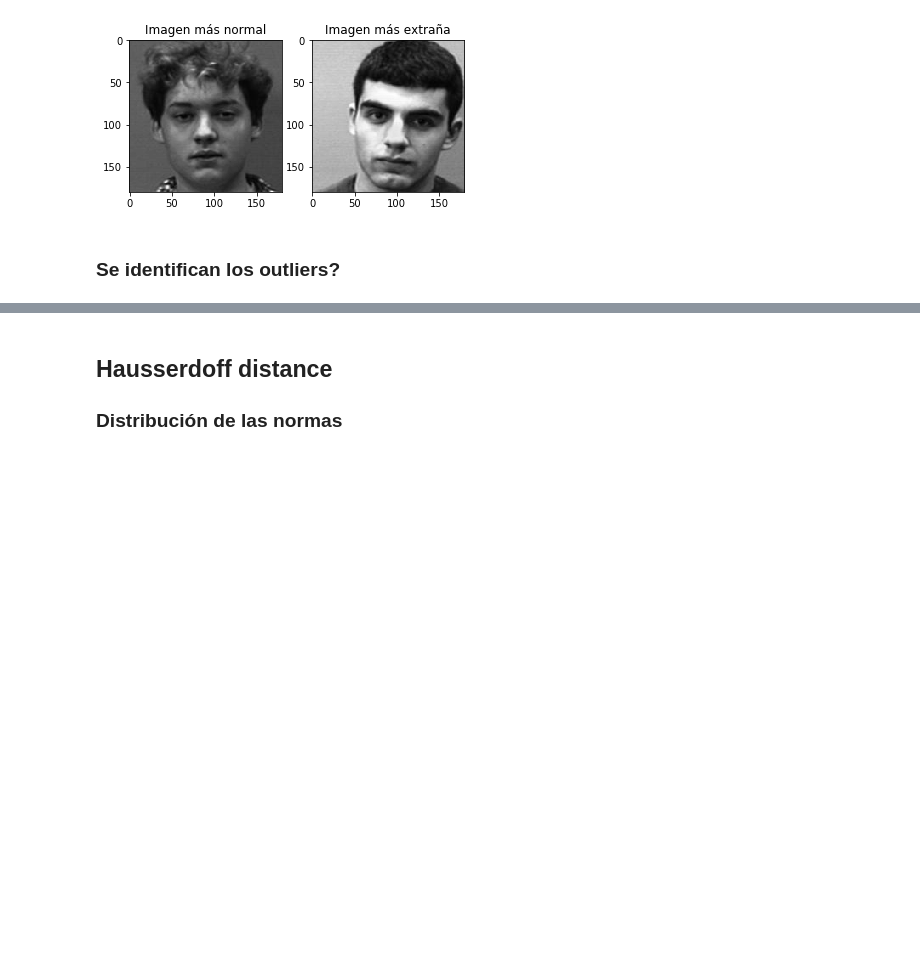
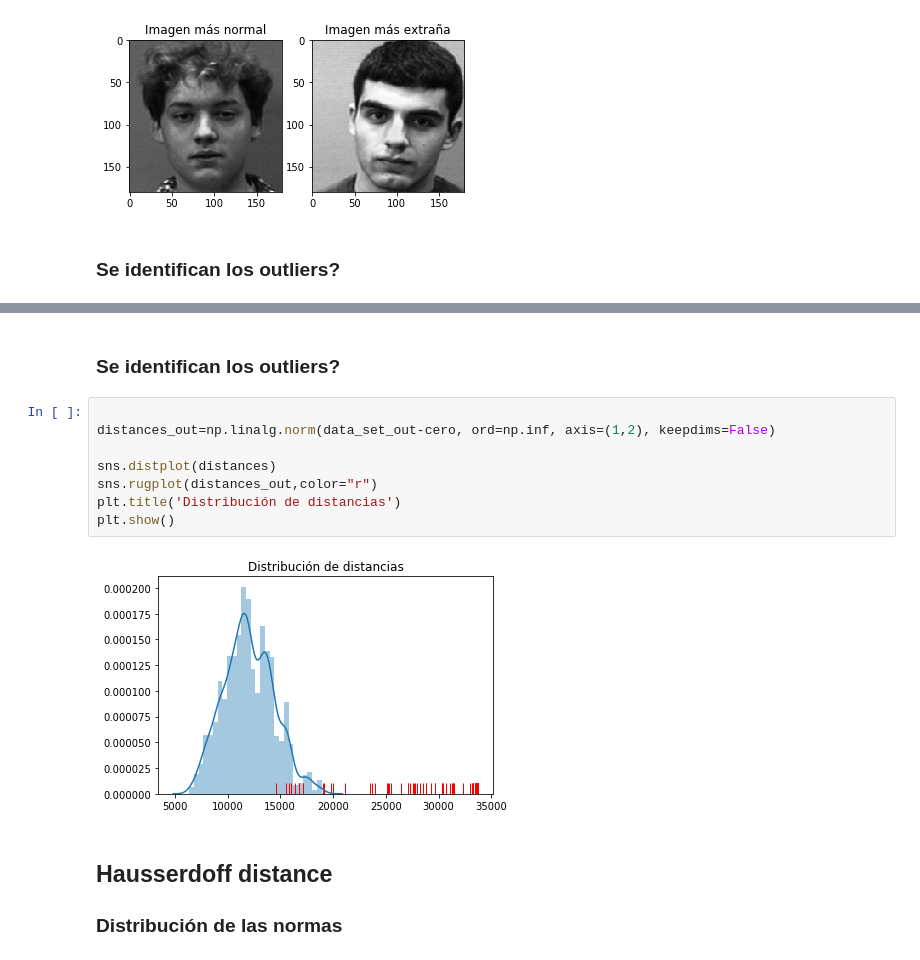
Before and after one commit to BaoxiticDC/Proyecto_Integrador1, a Jupyter notebook: Entrega_entendimiento_normas.ipynb, the cells around one changed output, grey strips where cells are left out. Cells and saved outputs as stored; diff of their text form; blank space fills up the shorter version.

```diff
--- a/Entrega_entendimiento_normas.ipynb
+++ b/Entrega_entendimiento_normas.ipynb
@@ -194,3 +212,15 @@ plt.show()
+# %% [markdown]
+### Se identifican los outliers?
+# %%
+
+distances_out=np.linalg.norm(data_set_out-cero, ord=np.inf, axis=(1,2), keepdims=False)
+
+sns.distplot(distances)
+sns.rugplot(distances_out,color="r")
+plt.title('Distribución de distancias')
+plt.show()
+# %% [output]
+[figure, added]
 # %% [markdown]
 ## Hausserdoff distance
 
```
Also changed, not shown: parts of 6 cells of this notebook.
